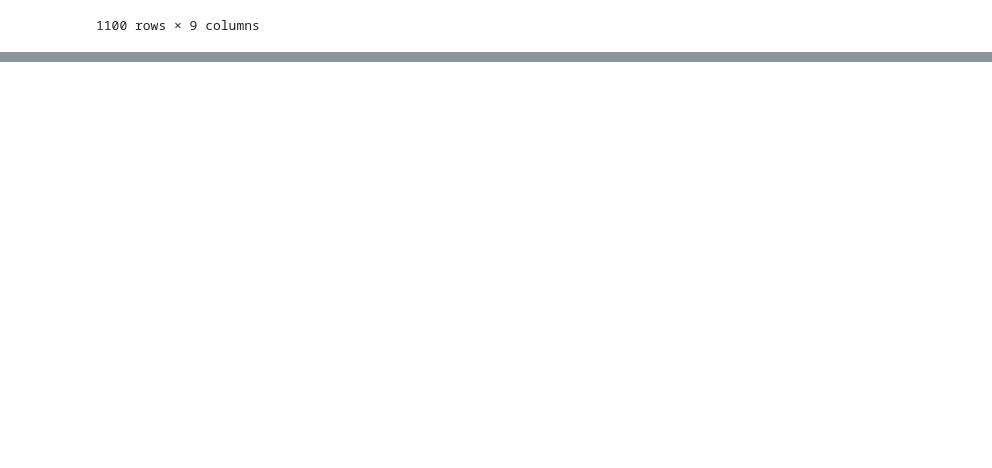
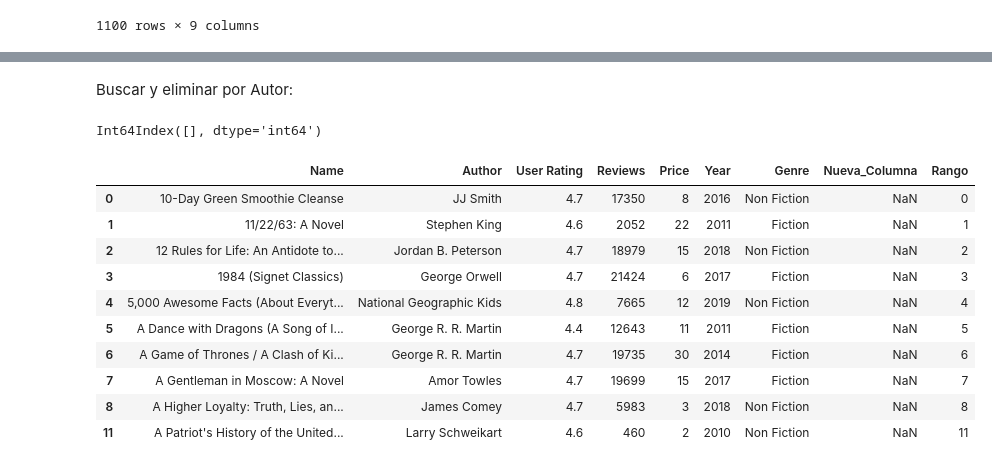
Before and after one commit to edupr/NumPy-data-manipulation, a Jupyter notebook: 15 Agregar eliminar.ipynb, the cells around one changed output, grey strips where cells are left out. Cells and saved outputs as stored; diff of their text form; code cells hidden in the pictures; blank space fills up the shorter version.

```diff
--- a/15 Agregar eliminar.ipynb
+++ b/15 Agregar eliminar.ipynb
@@ -164,3 +164,6 @@ df_books.append(df_books)
 | 548 | You Are a Badass: How to Stop Dou... | Jen Sincero | 4.7 | 14331 | 8 | 2018 | Non Fiction | NaN | 548 |
 | 549 | You Are a Badass: How to Stop Dou... | Jen Sincero | 4.7 | 14331 | 8 | 2019 | Non Fiction | NaN | 549 |
 1100 rows × 9 columns
+# %%
+index_author=df_books[df_books['Author']=="Fredrik Backman"].index
+index_author
@@ -166,0 +172,3 @@ df_books.append(df_books)
+# %%
+df_books.drop(index_author,inplace=True)
+df_books.head(10)
@@ -166,0 +187,22 @@ df_books.append(df_books)
+# %% [markdown]
+Buscar y eliminar por Autor:
+# %%
+index_author=df_books[df_books['Author']=="Fredrik Backman"].index
+index_author
+# %% [output]
+Int64Index([], dtype='int64')
+# %%
+df_books.drop(index_author,inplace=True)
+df_books.head(10)
+# %% [output]
+|  | Name | Author | User Rating | Reviews | Price | Year | Genre | Nueva_Columna | Rango |
+| 0 | 10-Day Green Smoothie Cleanse | JJ Smith | 4.7 | 17350 | 8 | 2016 | Non Fiction | NaN | 0 |
+| 1 | 11/22/63: A Novel | Stephen King | 4.6 | 2052 | 22 | 2011 | Fiction | NaN | 1 |
+| 2 | 12 Rules for Life: An Antidote to... | Jordan B. Peterson | 4.7 | 18979 | 15 | 2018 | Non Fiction | NaN | 2 |
+| 3 | 1984 (Signet Classics) | George Orwell | 4.7 | 21424 | 6 | 2017 | Fiction | NaN | 3 |
+| 4 | 5,000 Awesome Facts (About Everyt... | National Geographic Kids | 4.8 | 7665 | 12 | 2019 | Non Fiction | NaN | 4 |
+| 5 | A Dance with Dragons (A Song of I... | George R. R. Martin | 4.4 | 12643 | 11 | 2011 | Fiction | NaN | 5 |
+| 6 | A Game of Thrones / A Clash of Ki... | George R. R. Martin | 4.7 | 19735 | 30 | 2014 | Fiction | NaN | 6 |
+| 7 | A Gentleman in Moscow: A Novel | Amor Towles | 4.7 | 19699 | 15 | 2017 | Fiction | NaN | 7 |
+| 8 | A Higher Loyalty: Truth, Lies, an... | James Comey | 4.7 | 5983 | 3 | 2018 | Non Fiction | NaN | 8 |
+| 11 | A Patriot's History of the United... | Larry Schweikart | 4.6 | 460 | 2 | 2010 | Non Fiction | NaN | 11 |
```
Also changed, not shown: parts of 2 cells of this notebook, 1 other file.
